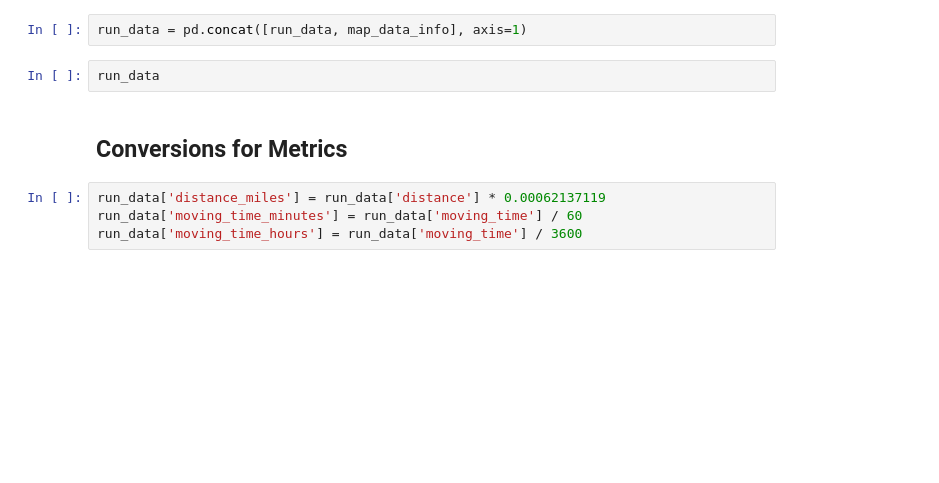
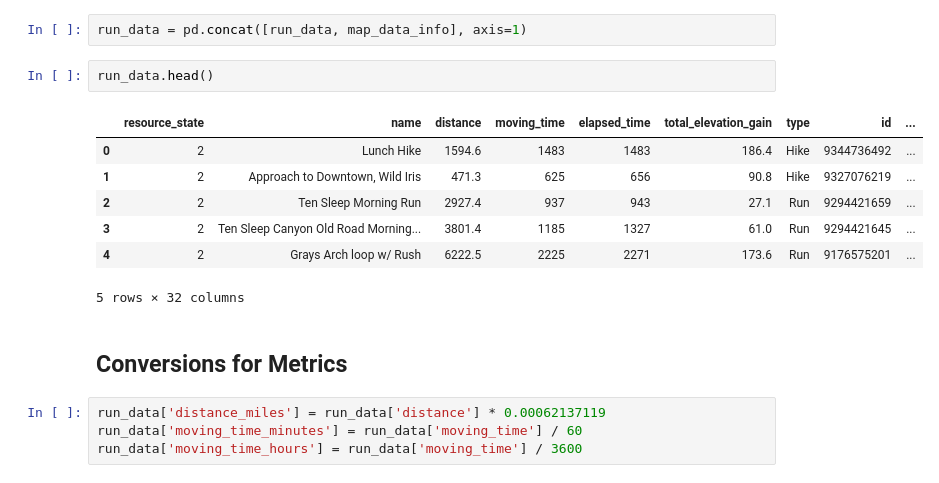
Before and after one commit to jsphotos205/strava, a Jupyter notebook: strava_api.ipynb, the cells around one changed output. Saved outputs shown, nothing was run; the diff lists cells and outputs as text; blank space fills up the shorter version.

```diff
--- a/strava_api.ipynb
+++ b/strava_api.ipynb
@@ -87,7 +144,15 @@ map_data_info
 # %%
 run_data = pd.concat([run_data, map_data_info], axis=1)
 # %%
-run_data
+run_data.head()
+# %% [output]
+|  | resource_state | name | distance | moving_time | elapsed_time | total_elevation_gain | type | id | ... |
+| 0 | 2 | Lunch Hike | 1594.6 | 1483 | 1483 | 186.4 | Hike | 9344736492 | ... |
+| 1 | 2 | Approach to Downtown, Wild Iris | 471.3 | 625 | 656 | 90.8 | Hike | 9327076219 | ... |
+| 2 | 2 | Ten Sleep Morning Run | 2927.4 | 937 | 943 | 27.1 | Run | 9294421659 | ... |
+| 3 | 2 | Ten Sleep Canyon Old Road Morning... | 3801.4 | 1185 | 1327 | 61.0 | Run | 9294421645 | ... |
+| 4 | 2 | Grays Arch loop w/ Rush | 6222.5 | 2225 | 2271 | 173.6 | Run | 9176575201 | ... |
+5 rows × 32 columns
 # %% [markdown]
 ## Conversions for Metrics
 # %%
```
Also changed, not shown: parts of 6 cells of this notebook, 2 other files.
